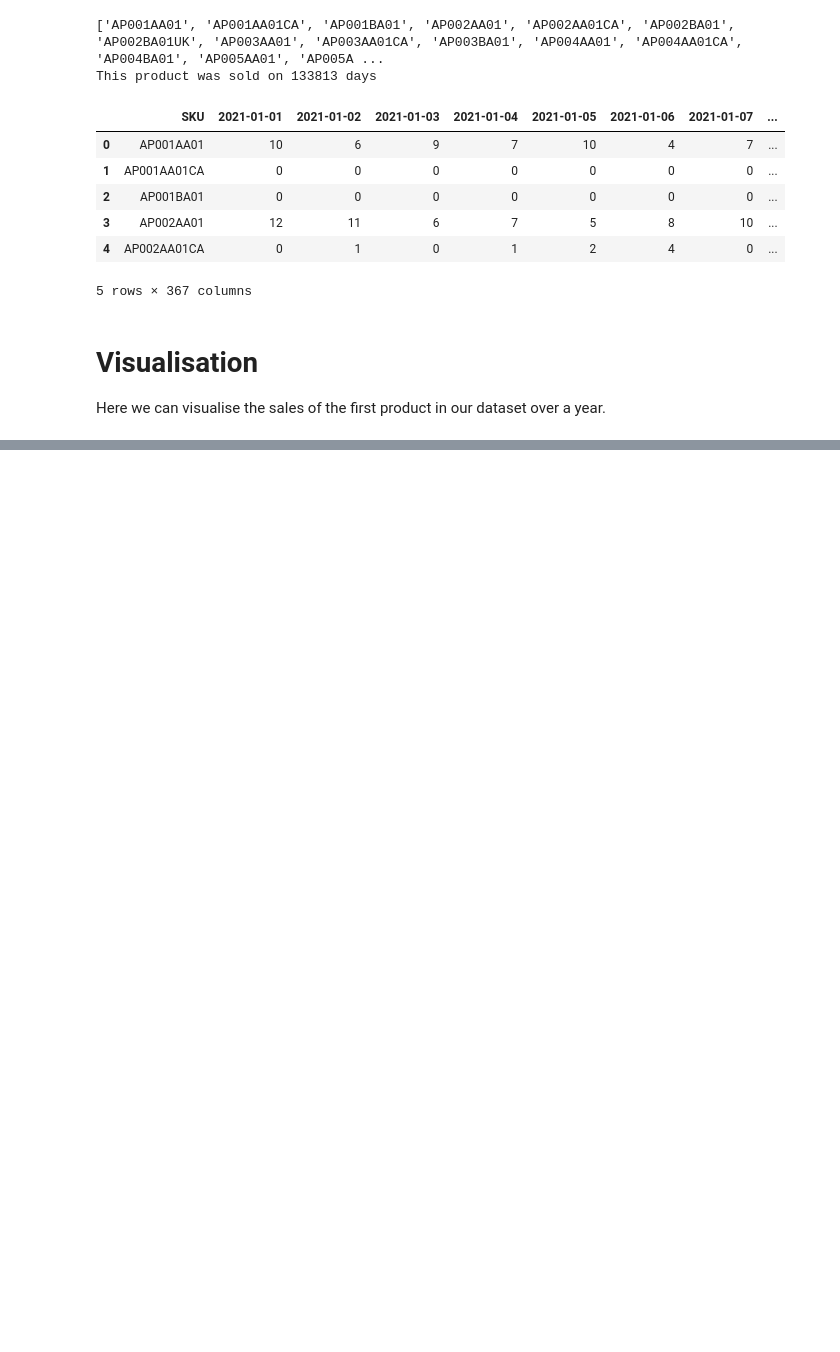
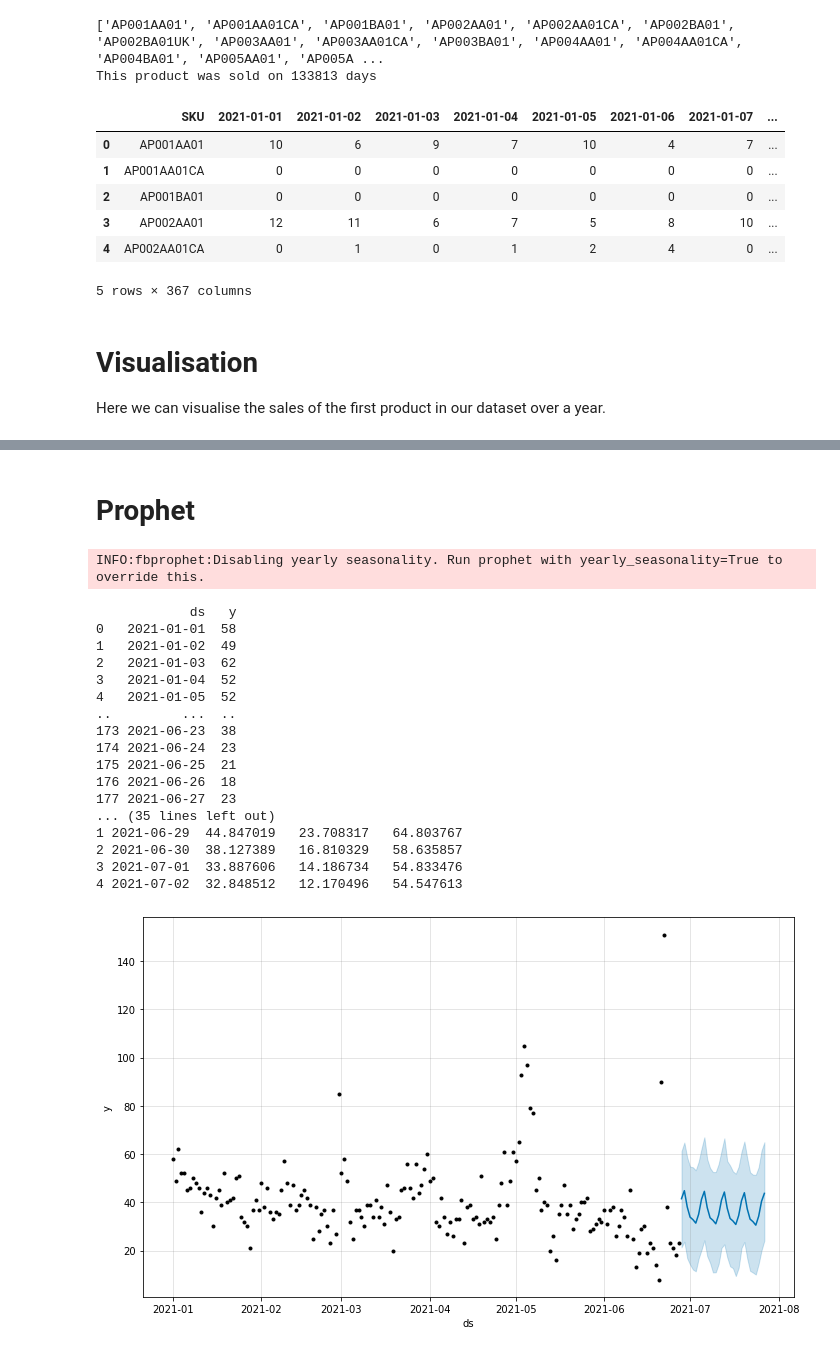
Before and after one commit to dnezan/km-sku-prediction, a Jupyter notebook: KM_forecast_practice.ipynb, the cells around one changed output, grey strips where cells are left out. Cells and saved outputs as stored; diff of their text form; code cells hidden in the pictures; blank space fills up the shorter version.

Commit message:
Implemented Prophet algorithm

```diff
--- a/KM_forecast_practice.ipynb
+++ b/KM_forecast_practice.ipynb
@@ -228,0 +244,15 @@ SyntaxError: ignored
+# %%
+ids = sorted(list(set(sales_train_val['SKU'])))
+d_cols = [c for c in sales_train_val.columns]
+sales_train_val = pd.read_csv('dataset_new.csv')
+
+train_range_start=2
+train_range_end=180
+validate_range_start=180
+validate_range_end=210
+
+train_dataset = sales_train_val[d_cols[train_range_start:train_range_end]]
+val_dataset = sales_train_val[d_cols[validate_range_start:validate_range_end]]
+
+print(train_dataset)
+print(val_dataset)
@@ -228,0 +277,51 @@ SyntaxError: ignored
+# %% [markdown]
+# Prophet
+# %%
+from fbprophet import Prophet
+from pandas import to_datetime
+
+predictions = []
+temp = train_dataset.iloc[b]
+temp2 = train_dataset.columns
+temp3 = val_dataset.columns
+
+df_x = pd.DataFrame(np.transpose([temp2, temp]))
+df_x.columns = ["ds", "y"]
+df_x["ds"]= to_datetime(df_x["ds"])
+print(df_x)
+
+model = Prophet(daily_seasonality=False)
+model.fit(df_x)
+
+future = temp3
+future = pd.DataFrame(future)
+future.columns = ['ds']
+future['ds']= to_datetime(future['ds'])
+print(future)
+forecast = model.predict(future)
+
+print(forecast[['ds', 'yhat', 'yhat_lower', 'yhat_upper']].head())
+
+#plot forecast
+model.plot(forecast)
+plt.show()
+# %% [output]
+INFO:fbprophet:Disabling yearly seasonality. Run prophet with yearly_seasonality=True to override this.
+            ds   y
+0   2021-01-01  58
+1   2021-01-02  49
+2   2021-01-03  62
+3   2021-01-04  52
+4   2021-01-05  52
+..         ...  ..
+173 2021-06-23  38
+174 2021-06-24  23
+175 2021-06-25  21
+176 2021-06-26  18
+177 2021-06-27  23
+... (35 lines left out)
+1 2021-06-29  44.847019   23.708317   64.803767
+2 2021-06-30  38.127389   16.810329   58.635857
+3 2021-07-01  33.887606   14.186734   54.833476
+4 2021-07-02  32.848512   12.170496   54.547613
+[figure, added]
```
Also changed, not shown: parts of 14 cells of this notebook.
